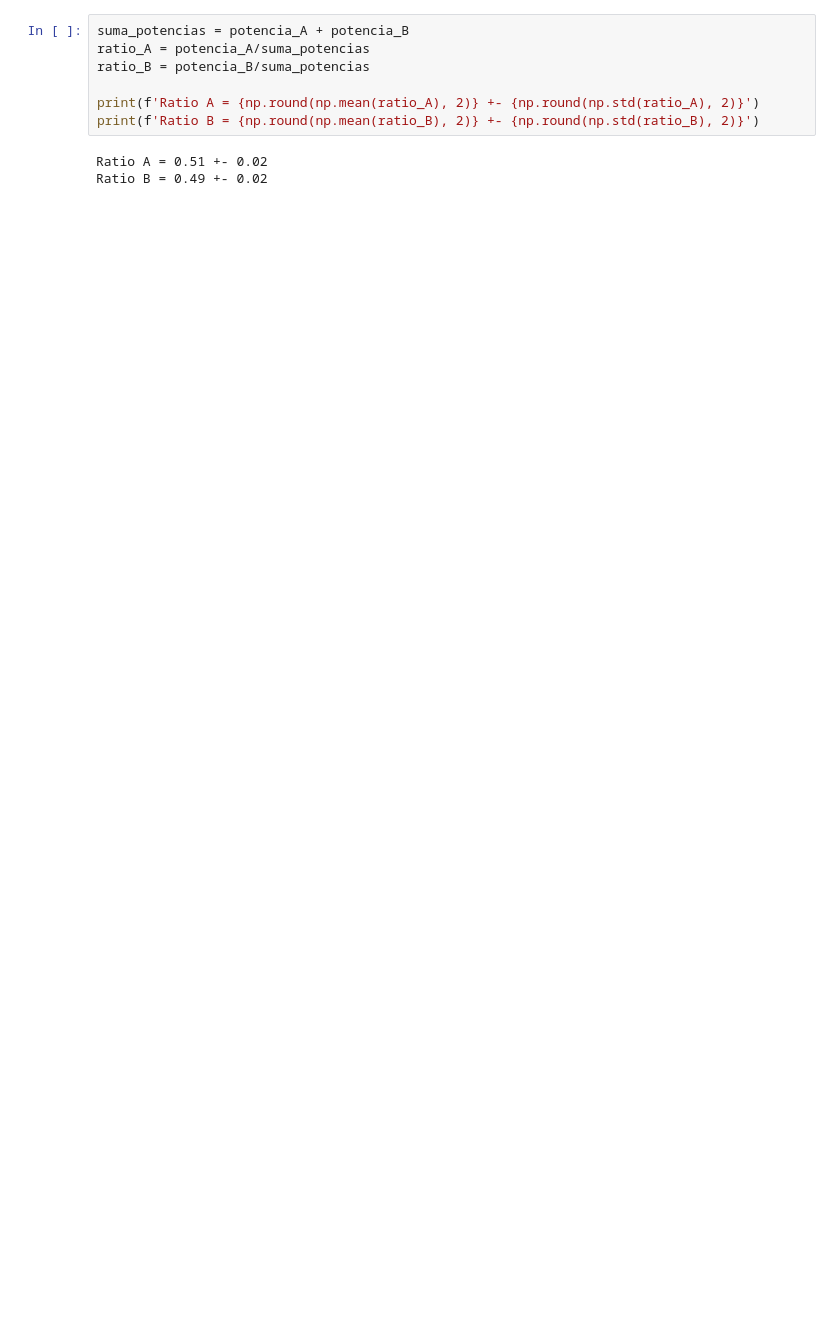
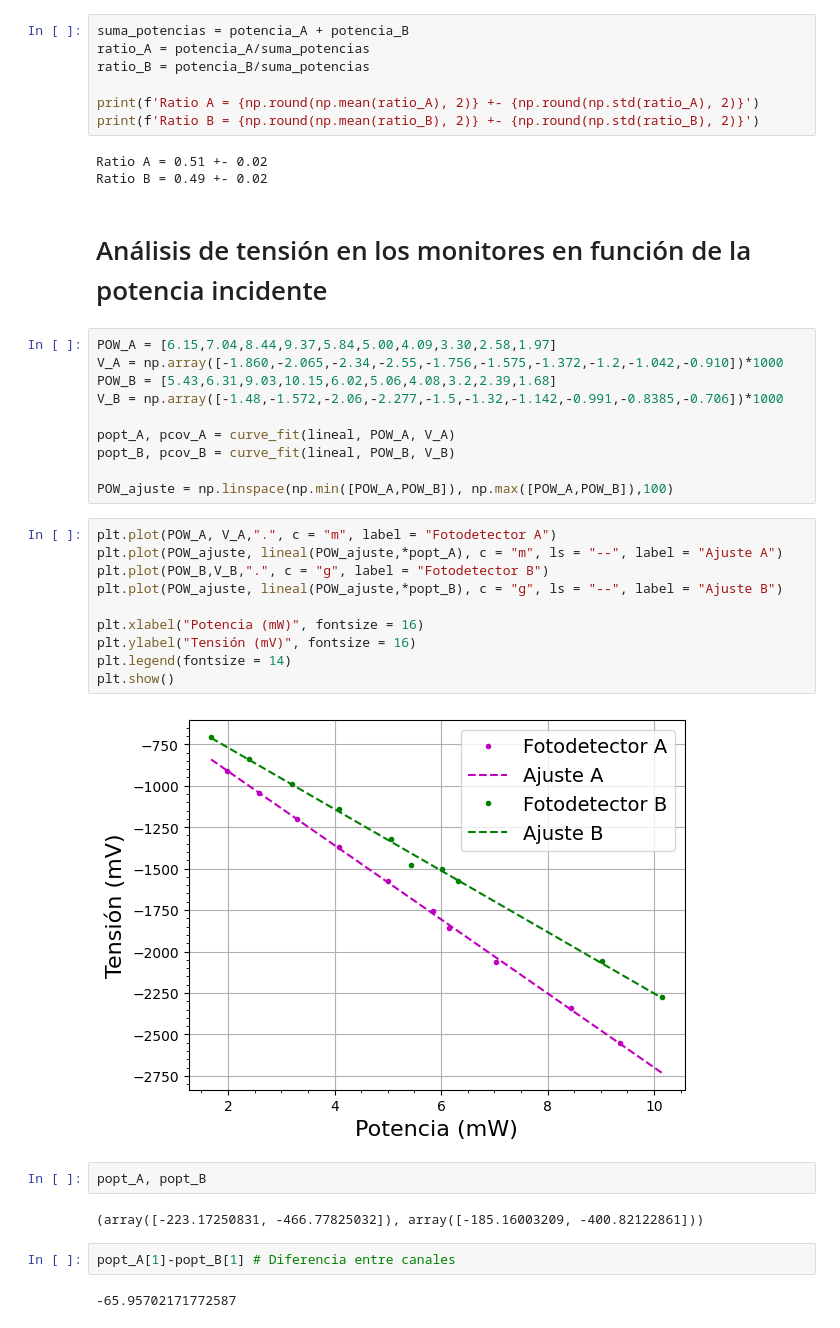
Before and after one commit to DelManuel/Magnetometro-optico, a Jupyter notebook: códigos/analisis_fotodetectores.ipynb, the cells around one changed output. Cells and saved outputs as stored; diff of their text form; blank space fills up the shorter version.

Commit message:
analisis tension monitores - potencia

```diff
--- a/códigos/analisis_fotodetectores.ipynb
+++ b/códigos/analisis_fotodetectores.ipynb
@@ -220,3 +224,35 @@ print(f'Ratio B = {np.round(np.mean(ratio_B), 2)} +- {np.round(np.std(ratio_B),
 # %% [output]
 Ratio A = 0.51 +- 0.02
 Ratio B = 0.49 +- 0.02
+# %% [markdown]
+# Análisis de tensión en los monitores en función de la potencia incidente
+# %%
+POW_A = [6.15,7.04,8.44,9.37,5.84,5.00,4.09,3.30,2.58,1.97]
+V_A = np.array([-1.860,-2.065,-2.34,-2.55,-1.756,-1.575,-1.372,-1.2,-1.042,-0.910])*1000
+POW_B = [5.43,6.31,9.03,10.15,6.02,5.06,4.08,3.2,2.39,1.68]
+V_B = np.array([-1.48,-1.572,-2.06,-2.277,-1.5,-1.32,-1.142,-0.991,-0.8385,-0.706])*1000
+
+popt_A, pcov_A = curve_fit(lineal, POW_A, V_A)
+popt_B, pcov_B = curve_fit(lineal, POW_B, V_B)
+
+POW_ajuste = np.linspace(np.min([POW_A,POW_B]), np.max([POW_A,POW_B]),100)
+# %%
+plt.plot(POW_A, V_A,".", c = "m", label = "Fotodetector A")
+plt.plot(POW_ajuste, lineal(POW_ajuste,*popt_A), c = "m", ls = "--", label = "Ajuste A")
+plt.plot(POW_B,V_B,".", c = "g", label = "Fotodetector B")
+plt.plot(POW_ajuste, lineal(POW_ajuste,*popt_B), c = "g", ls = "--", label = "Ajuste B")
+
+plt.xlabel("Potencia (mW)", fontsize = 16)
+plt.ylabel("Tensión (mV)", fontsize = 16)
+plt.legend(fontsize = 14)
+plt.show()
+# %% [output]
+[figure, added]
+# %%
+popt_A, popt_B
+# %% [output]
+(array([-223.17250831, -466.77825032]), array([-185.16003209, -400.82122861]))
+# %%
+popt_A[1]-popt_B[1] # Diferencia entre canales
+# %% [output]
+-65.95702171772587
```
Also changed, not shown: parts of 13 cells of this notebook.
